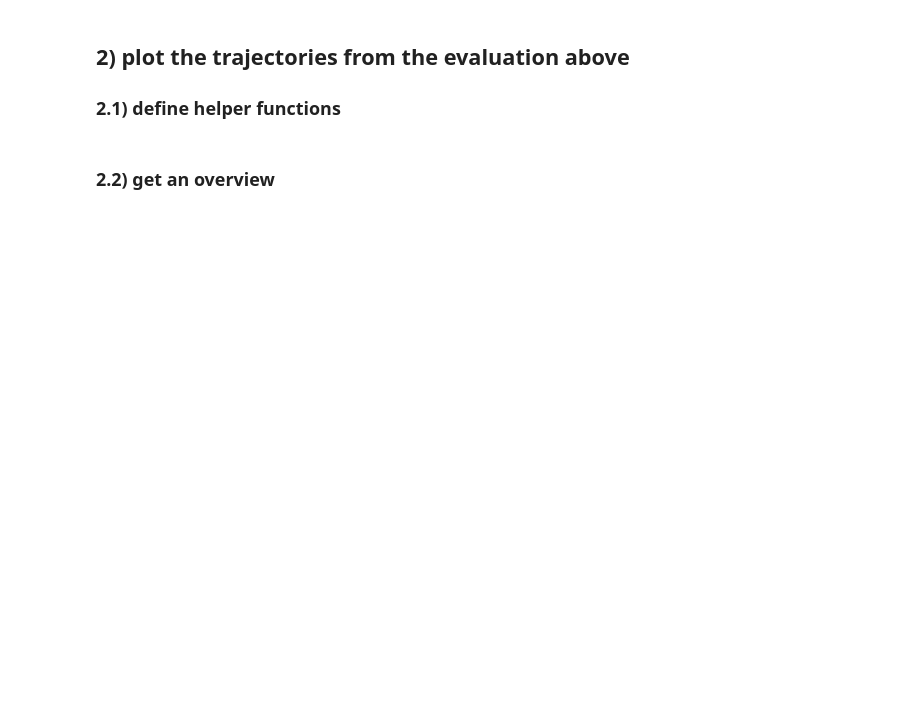
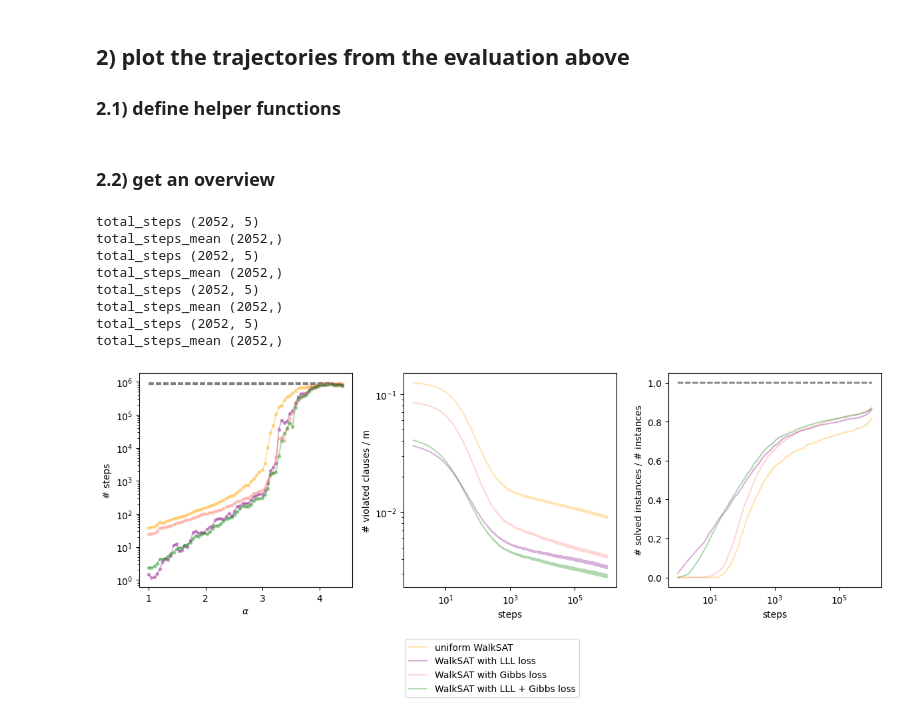
Before and after one commit to porscheofficial/sls_sat_solving_with_deep_learning, a Jupyter notebook: python/src/tutorial.ipynb, the cells around one changed output. Cells and saved outputs as stored; diff of their text form; code cells hidden in the pictures; blank space fills up the shorter version.

```diff
--- a/python/src/tutorial.ipynb
+++ b/python/src/tutorial.ipynb
@@ -691,25 +695,31 @@ def do_evaluation_multiple_models_paper_legend(saved_eval_path_list, color, aver
 # %% [markdown]
 ### 2.2) get an overview
 # %%
-saved_eval_path_list=  ["/Users/p403830/Library/CloudStorage/OneDrive-PorscheDigitalGmbH/programming/generateSAT/samples_random_3SAT_evaluation_vary_zero/schoeningversion_uniform_moser_TEST_NEWWWW.npy", #uniformversion_moser3.npy",
+saved_eval_path_list=  ["/Users/p403830/Downloads/ml_based_sat_solver_files/trajectories/probsat/schoening.npy",
                         "/Users/p403830/Downloads/ml_based_sat_solver_files/trajectories/probsat/LLL_alt_2_norm_bs_120230803-142954probsat.npy",
                         "/Users/p403830/Downloads/ml_based_sat_solver_files/trajectories/probsat/DM_2_norm_bs_120230803-125306probsat.npy",
                         "/Users/p403830/Downloads/ml_based_sat_solver_files/trajectories/probsat/DM_LLL_alt_2_norm_bs_120230803-150920probsat.npy",
                         #"/Users/p403830/Downloads/ml_based_sat_solver_files/trajectories/probsat/LLL_2_norm_bs_120230803-131052probsat.npy",
                         #"/Users/p403830/Downloads/ml_based_sat_solver_files/trajectories/probsat/DM_LLL_2_norm_bs_120230803-134950probsat.npy",
 
                         ]
 color = ["orange","purple", "salmon", "green"]
 
 
-
-x = np.linspace(1, 4.4, 71)
-x_vary = 0.05
-
 legend = ["uniform WalkSAT", "WalkSAT with LLL loss", "WalkSAT with Gibbs loss", "WalkSAT with LLL + Gibbs loss",]
 x = np.linspace(1, 4.4, 71)
 x_vary = 0.05
 plot_save = plot_save = "/Users/p403830/Downloads/ml_based_sat_solver_files/plots/WalkSAT_loss_function_comparison"
 do_evaluation_multiple_models_paper_legend(saved_eval_path_list, color, average_alpha = (x, x_vary), plot_save = plot_save, legend=legend)
+# %% [output]
+total_steps (2052, 5)
+total_steps_mean (2052,)
+total_steps (2052, 5)
+total_steps_mean (2052,)
+total_steps (2052, 5)
+total_steps_mean (2052,)
+total_steps (2052, 5)
+total_steps_mean (2052,)
+[figure, added]
 # %%
 
```
Also changed, not shown: parts of 8 cells of this notebook, 1 other file.
